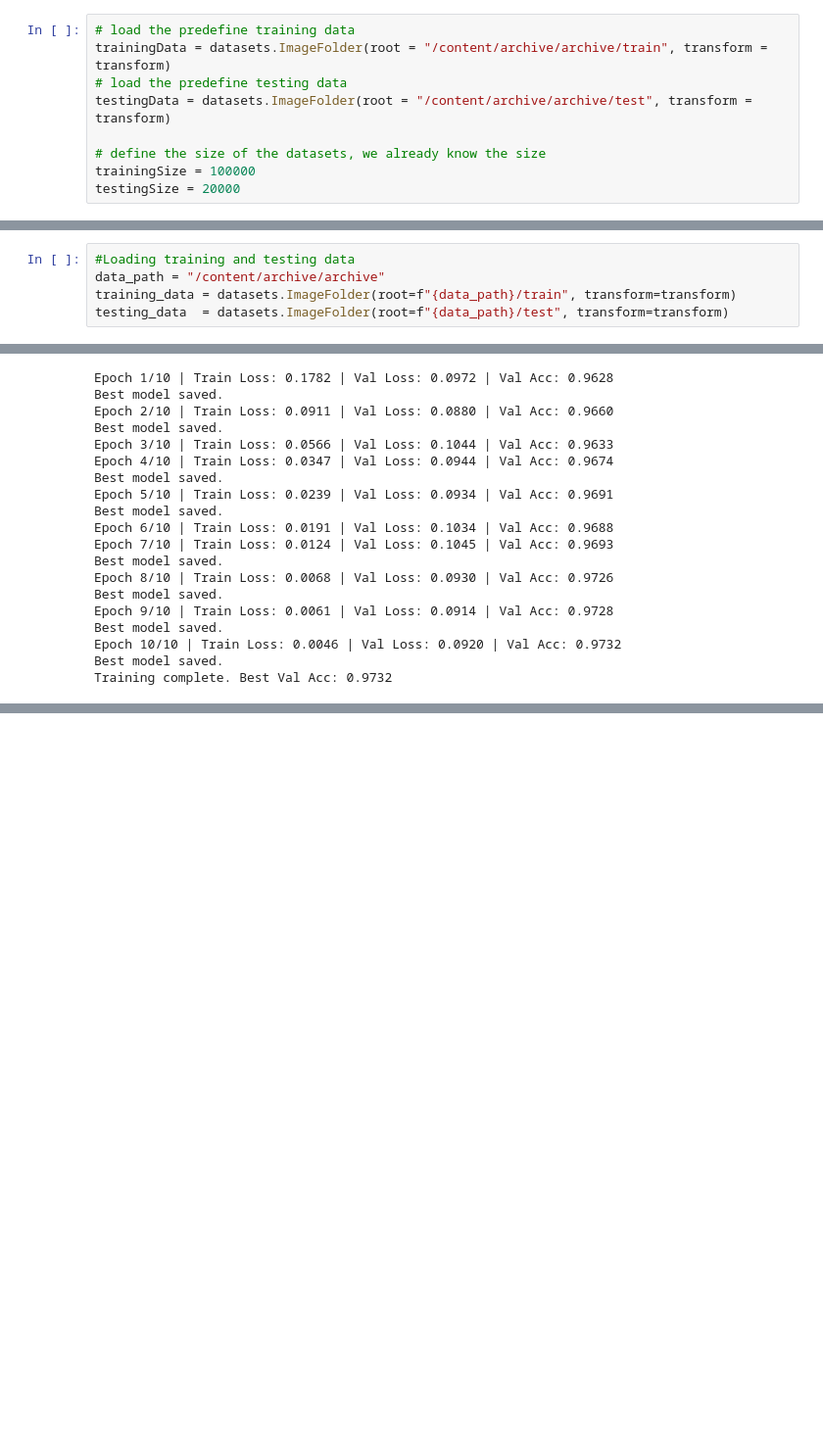
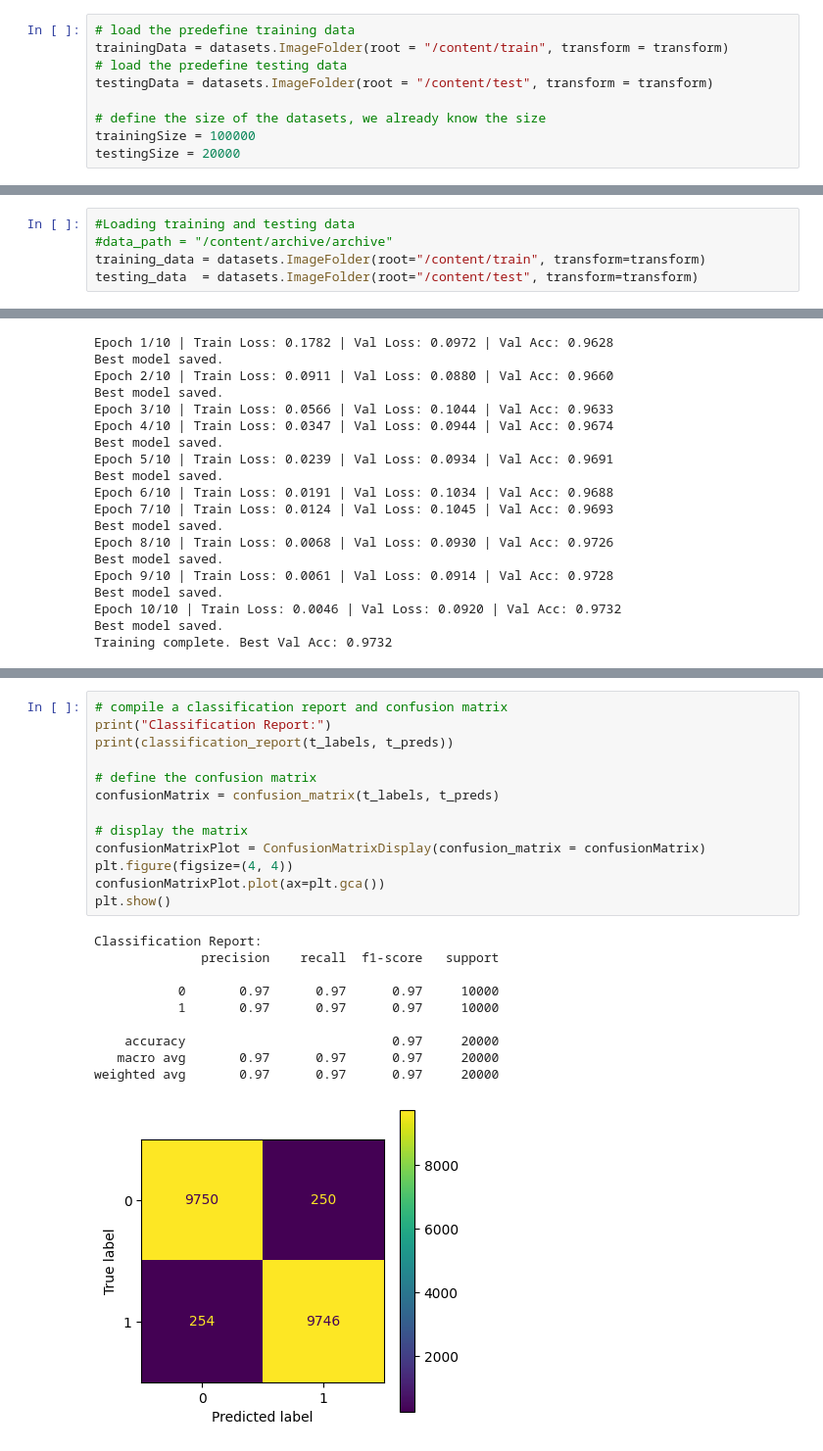
Before and after one commit to noahk587/Real-or-Fake-Classification-of-AI-Generated-Synthetic-Images, a Jupyter notebook: ResNet_finetuneV2.ipynb, the cells around one changed output, grey strips where cells are left out. Shown at 98% size. Cells and saved outputs as stored; diff of their text form; blank space fills up the shorter version.

Commit message:
Added report, plots, and confusion matrix

```diff
--- a/ResNet_finetuneV2.ipynb
+++ b/ResNet_finetuneV2.ipynb
@@ -61,9 +63,9 @@ Class 0: Fake
 Class 1: Real
 # %%
 # load the predefine training data
-trainingData = datasets.ImageFolder(root = "/content/archive/archive/train", transform = transform)
+trainingData = datasets.ImageFolder(root = "/content/train", transform = transform)
 # load the predefine testing data
-testingData = datasets.ImageFolder(root = "/content/archive/archive/test", transform = transform)
+testingData = datasets.ImageFolder(root = "/content/test", transform = transform)
 
 # define the size of the datasets, we already know the size
 trainingSize = 100000
@@ -234,9 +236,9 @@ WARNING:matplotlib.image:Clipping input data to the valid range for imshow with
 [figure]
 # %%
 #Loading training and testing data
-data_path = "/content/archive/archive"
-training_data = datasets.ImageFolder(root=f"{data_path}/train", transform=transform)
-testing_data  = datasets.ImageFolder(root=f"{data_path}/test", transform=transform)
+#data_path = "/content/archive/archive"
+training_data = datasets.ImageFolder(root="/content/train", transform=transform)
+testing_data  = datasets.ImageFolder(root="/content/test", transform=transform)
 # %%
 #ResNet fine-tuning setup
 import torch
@@ -411,3 +412,27 @@ Test Accuracy : 0.9748
 Test Precision: 0.9748000759680121
 Test Recall   : 0.9748
 Test F1 Score : 0.974799998992
+# %%
+# compile a classification report and confusion matrix
+print("Classification Report:")
+print(classification_report(t_labels, t_preds))
+
+# define the confusion matrix
+confusionMatrix = confusion_matrix(t_labels, t_preds)
+
+# display the matrix
+confusionMatrixPlot = ConfusionMatrixDisplay(confusion_matrix = confusionMatrix)
+plt.figure(figsize=(4, 4))
+confusionMatrixPlot.plot(ax=plt.gca())
+plt.show()
+# %% [output]
+Classification Report:
+              precision    recall  f1-score   support
+
+           0       0.97      0.97      0.97     10000
+           1       0.97      0.97      0.97     10000
+
+    accuracy                           0.97     20000
+   macro avg       0.97      0.97      0.97     20000
+weighted avg       0.97      0.97      0.97     20000
+[figure, added]
```
Also changed, not shown: parts of 6 cells of this notebook.
